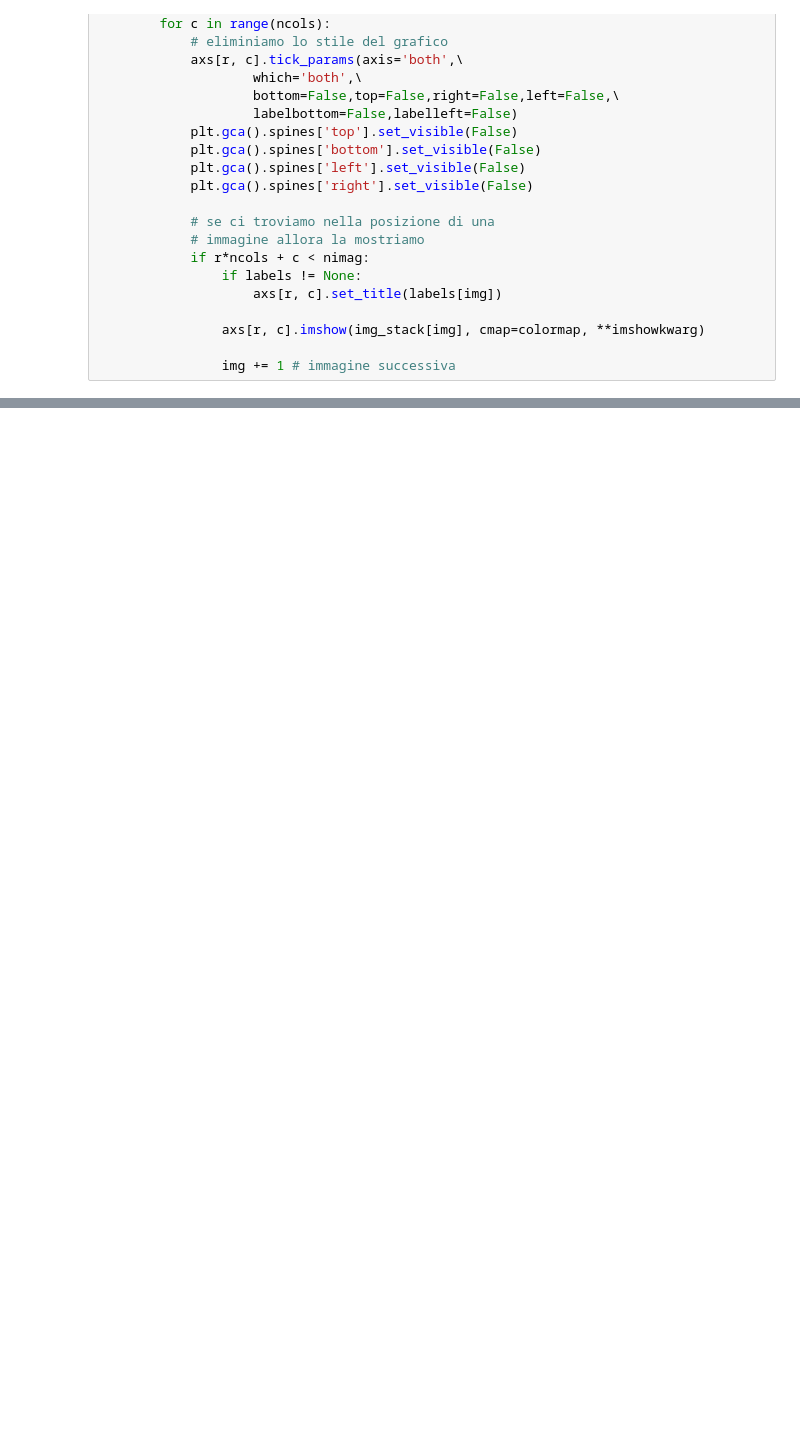
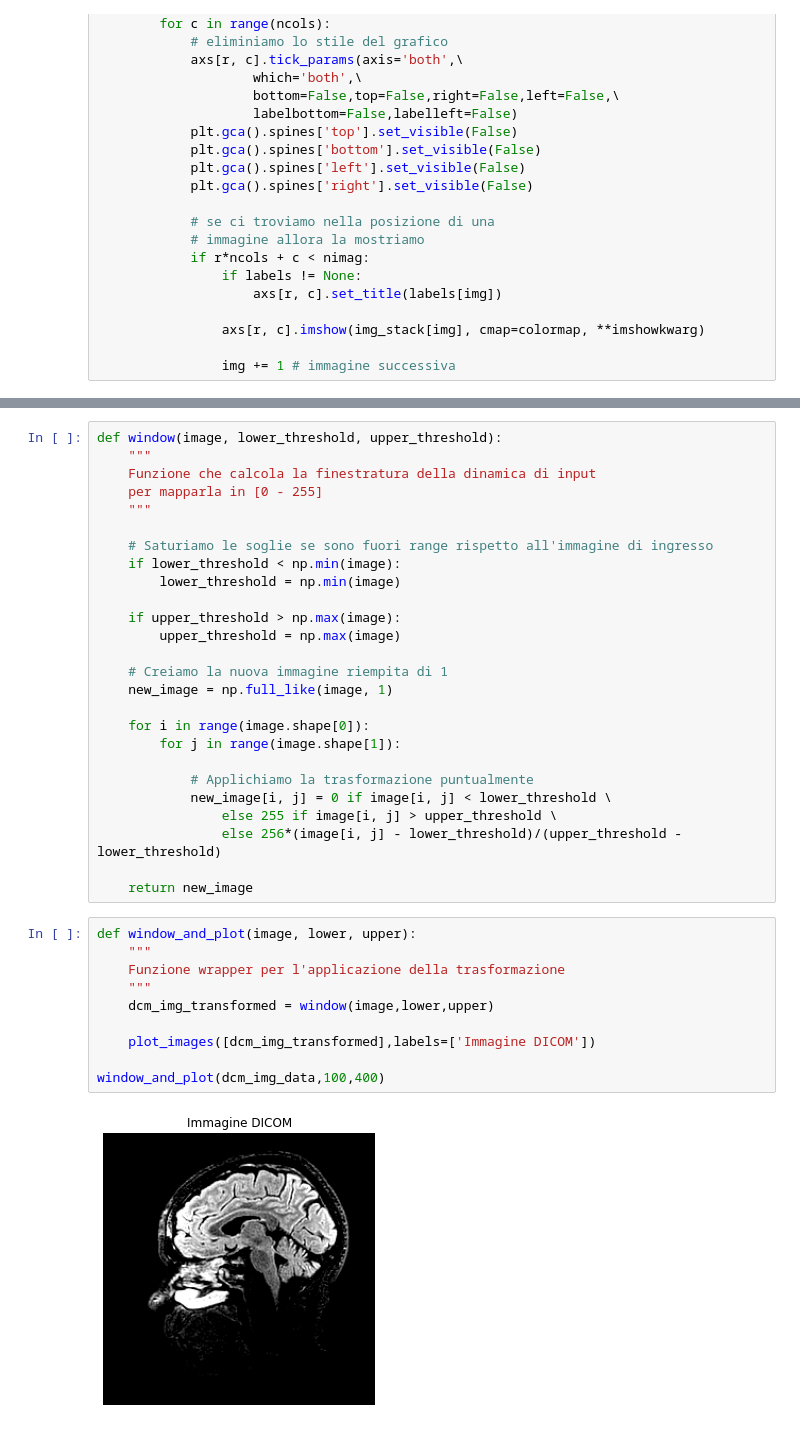
Before and after one commit to fredffsixty/Medical_Imaging, a Jupyter notebook: Elaborazione immagini digitali.ipynb, the cells around one changed output, grey strips where cells are left out. Cells and saved outputs as stored; diff of their text form; blank space fills up the shorter version.

```diff
--- a/Elaborazione immagini digitali.ipynb
+++ b/Elaborazione immagini digitali.ipynb
@@ -46,0 +59,38 @@ def plot_images(img_stack, *, labels=None, figdim=5, colormap=plt.cm.gray, **ims
+# %%
+def window(image, lower_threshold, upper_threshold):
+    """
+    Funzione che calcola la finestratura della dinamica di input
+    per mapparla in [0 - 255]
+    """
+
+    # Saturiamo le soglie se sono fuori range rispetto all'immagine di ingresso
+    if lower_threshold < np.min(image):
+        lower_threshold = np.min(image)
+
+    if upper_threshold > np.max(image):
+        upper_threshold = np.max(image)
+
+    # Creiamo la nuova immagine riempita di 1
+    new_image = np.full_like(image, 1)
+
+    for i in range(image.shape[0]):
+        for j in range(image.shape[1]):
+
+            # Applichiamo la trasformazione puntualmente
+            new_image[i, j] = 0 if image[i, j] < lower_threshold \
+                else 255 if image[i, j] > upper_threshold \
+                else 256*(image[i, j] - lower_threshold)/(upper_threshold - lower_threshold)
+
+    return new_image
+# %%
+def window_and_plot(image, lower, upper):
+    """
+    Funzione wrapper per l'applicazione della trasformazione
+    """
+    dcm_img_transformed = window(image,lower,upper)
+
+    plot_images([dcm_img_transformed],labels=['Immagine DICOM'])
+
+window_and_plot(dcm_img_data,100,400)
+# %% [output]
+[figure, added]
```
Also changed, not shown: parts of 9 cells of this notebook.
